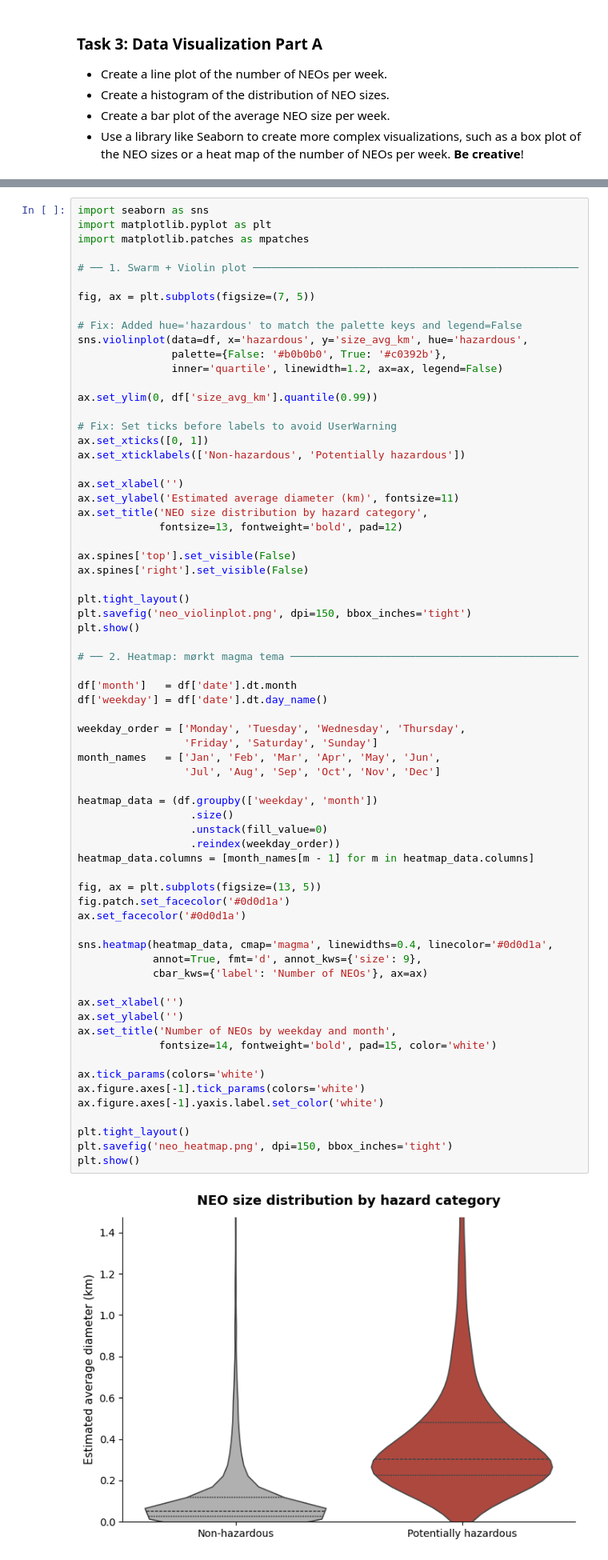
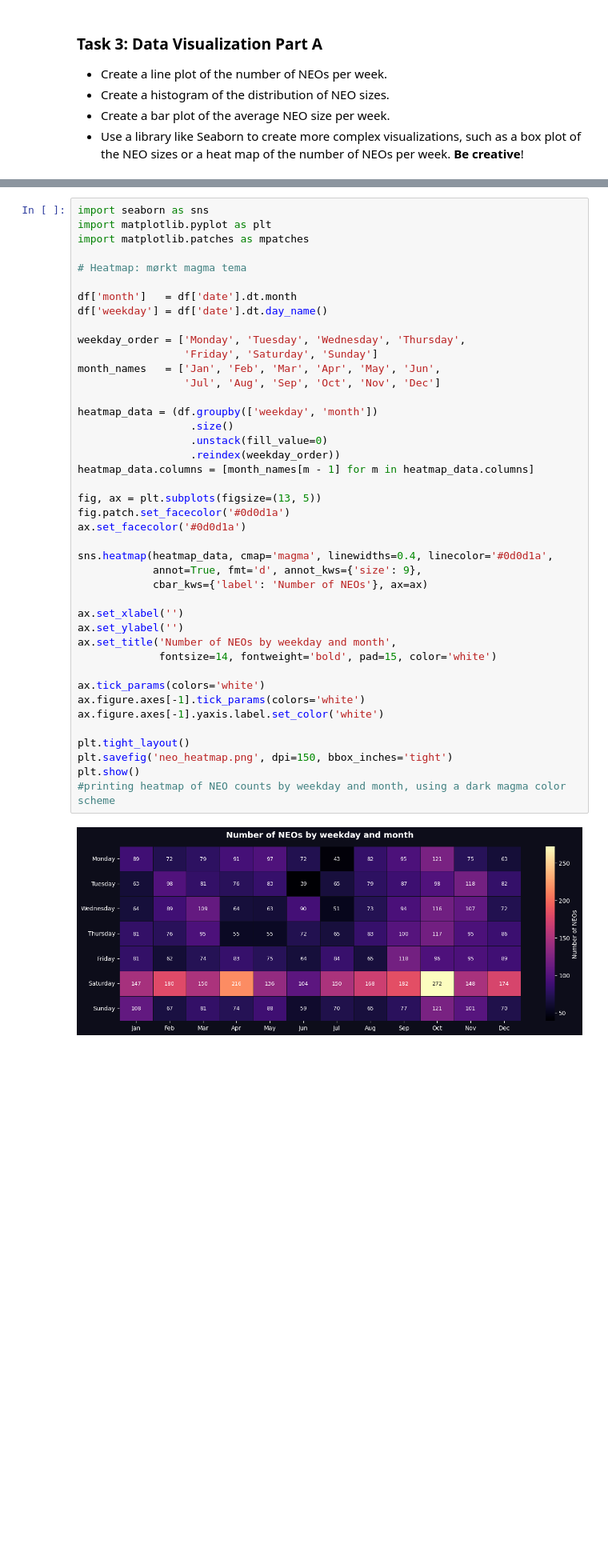
Before and after one commit to FrederikHelge/62444-Data-Visualistation, a Jupyter notebook: 5_nasa_data_collection_and_visualization.ipynb, the cells around one changed output, grey strips where cells are left out. Shown at 80% size. Drawn from its saved outputs; the diff is of its cells as text; blank space fills up the shorter version.

```diff
--- a/5_nasa_data_collection_and_visualization.ipynb
+++ b/5_nasa_data_collection_and_visualization.ipynb
@@ -480,34 +575,7 @@ import seaborn as sns
 import matplotlib.pyplot as plt
 import matplotlib.patches as mpatches
 
-# ── 1. Swarm + Violin plot ────────────────────────────────────────────────────
-
-fig, ax = plt.subplots(figsize=(7, 5))
-
-# Fix: Added hue='hazardous' to match the palette keys and legend=False
-sns.violinplot(data=df, x='hazardous', y='size_avg_km', hue='hazardous',
-               palette={False: '#b0b0b0', True: '#c0392b'},
-               inner='quartile', linewidth=1.2, ax=ax, legend=False)
-
-ax.set_ylim(0, df['size_avg_km'].quantile(0.99))
-
-# Fix: Set ticks before labels to avoid UserWarning
-ax.set_xticks([0, 1])
-ax.set_xticklabels(['Non-hazardous', 'Potentially hazardous'])
-
-ax.set_xlabel('')
-ax.set_ylabel('Estimated average diameter (km)', fontsize=11)
-ax.set_title('NEO size distribution by hazard category',
-             fontsize=13, fontweight='bold', pad=12)
-
-ax.spines['top'].set_visible(False)
-ax.spines['right'].set_visible(False)
-
-plt.tight_layout()
-plt.savefig('neo_violinplot.png', dpi=150, bbox_inches='tight')
-plt.show()
-
-# ── 2. Heatmap: mørkt magma tema ──────────────────────────────────────────────
+# Heatmap: mørkt magma tema
 
 df['month']   = df['date'].dt.month
 df['weekday'] = df['date'].dt.day_name()
@@ -517,31 +585,32 @@ weekday_order = ['Monday', 'Tuesday', 'Wednesday', 'Thursday',
 month_names   = ['Jan', 'Feb', 'Mar', 'Apr', 'May', 'Jun',
                  'Jul', 'Aug', 'Sep', 'Oct', 'Nov', 'Dec']
 
 heatmap_data = (df.groupby(['weekday', 'month'])
                   .size()
                   .unstack(fill_value=0)
                   .reindex(weekday_order))
 heatmap_data.columns = [month_names[m - 1] for m in heatmap_data.columns]
 
 fig, ax = plt.subplots(figsize=(13, 5))
 fig.patch.set_facecolor('#0d0d1a')
 ax.set_facecolor('#0d0d1a')
 
 sns.heatmap(heatmap_data, cmap='magma', linewidths=0.4, linecolor='#0d0d1a',
             annot=True, fmt='d', annot_kws={'size': 9},
             cbar_kws={'label': 'Number of NEOs'}, ax=ax)
 
 ax.set_xlabel('')
 ax.set_ylabel('')
 ax.set_title('Number of NEOs by weekday and month',
              fontsize=14, fontweight='bold', pad=15, color='white')
 
 ax.tick_params(colors='white')
 ax.figure.axes[-1].tick_params(colors='white')
 ax.figure.axes[-1].yaxis.label.set_color('white')
 
 plt.tight_layout()
 plt.savefig('neo_heatmap.png', dpi=150, bbox_inches='tight')
 plt.show()
+#printing heatmap of NEO counts by weekday and month, using a dark magma color scheme
 # %% [output]
-[figure, old version]
+[figure, new version]
```
Also changed, not shown: parts of 22 cells of this notebook, 5 other files.
